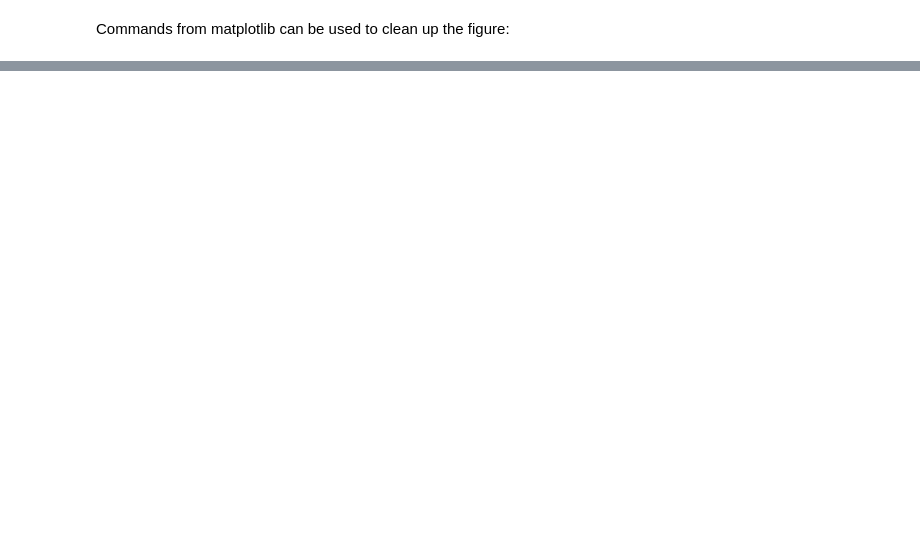
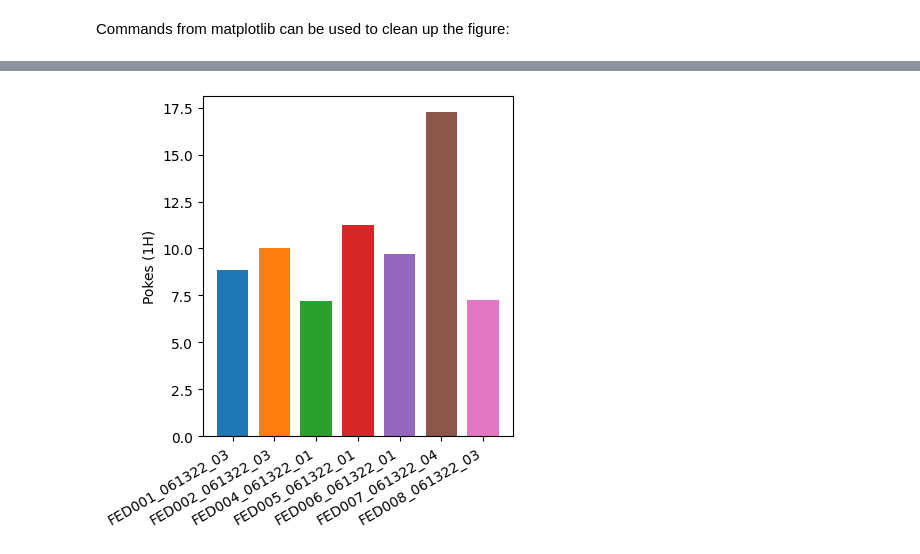
Before and after one commit to earnestt1234/fed3, a Jupyter notebook: docs/plots_barchart.ipynb, the cells around one changed output, grey strips where cells are left out. Saved outputs shown, nothing was run; the diff lists cells and outputs as text; code cells hidden in the pictures; blank space fills up the shorter version.

```diff
--- a/docs/plots_barchart.ipynb
+++ b/docs/plots_barchart.ipynb
@@ -40,0 +46,7 @@ fig.autofmt_xdate()
+# %%
+# pokes are normalize to be per hour
+fig = fplot.bar(feds, y='pokes', normalize='1H', legend=False)
+fig.autofmt_xdate()
+plt.show()
+# %% [output]
+[figure, added]
```
Also changed, not shown: parts of 16 cells of this notebook, 2 other files.
